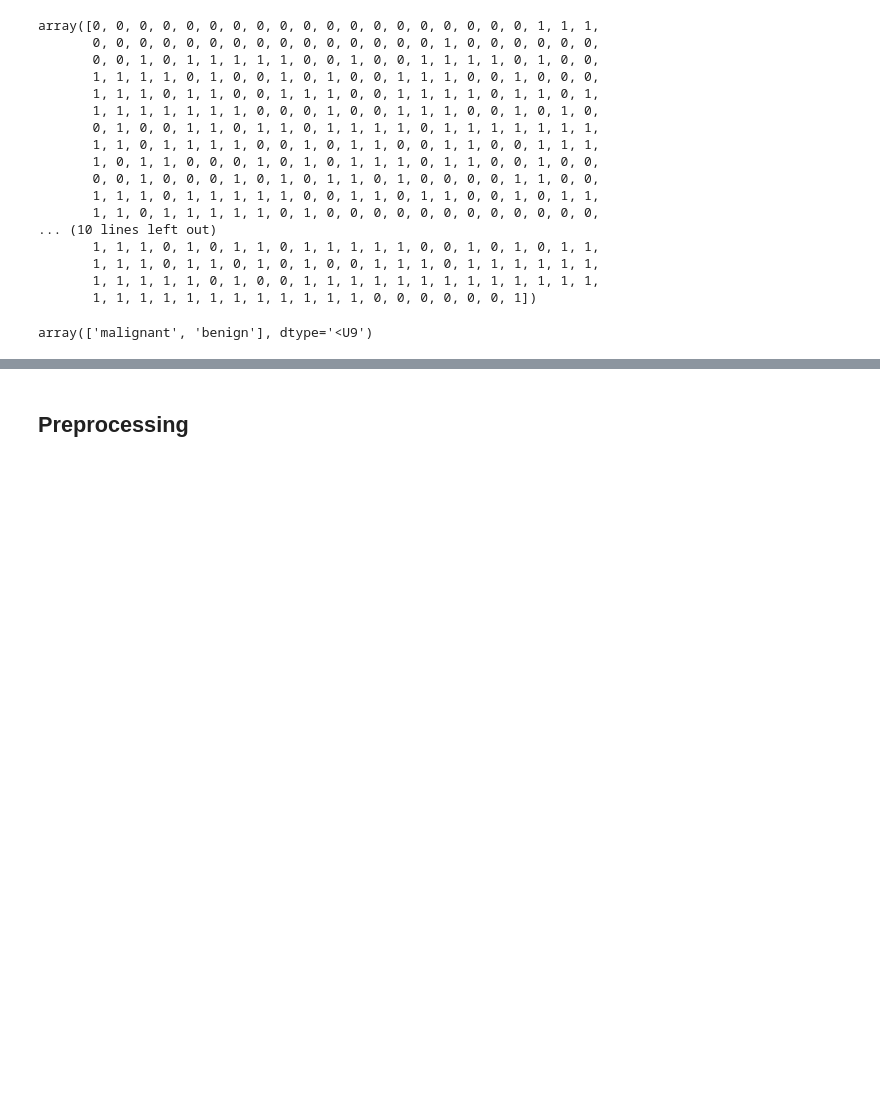
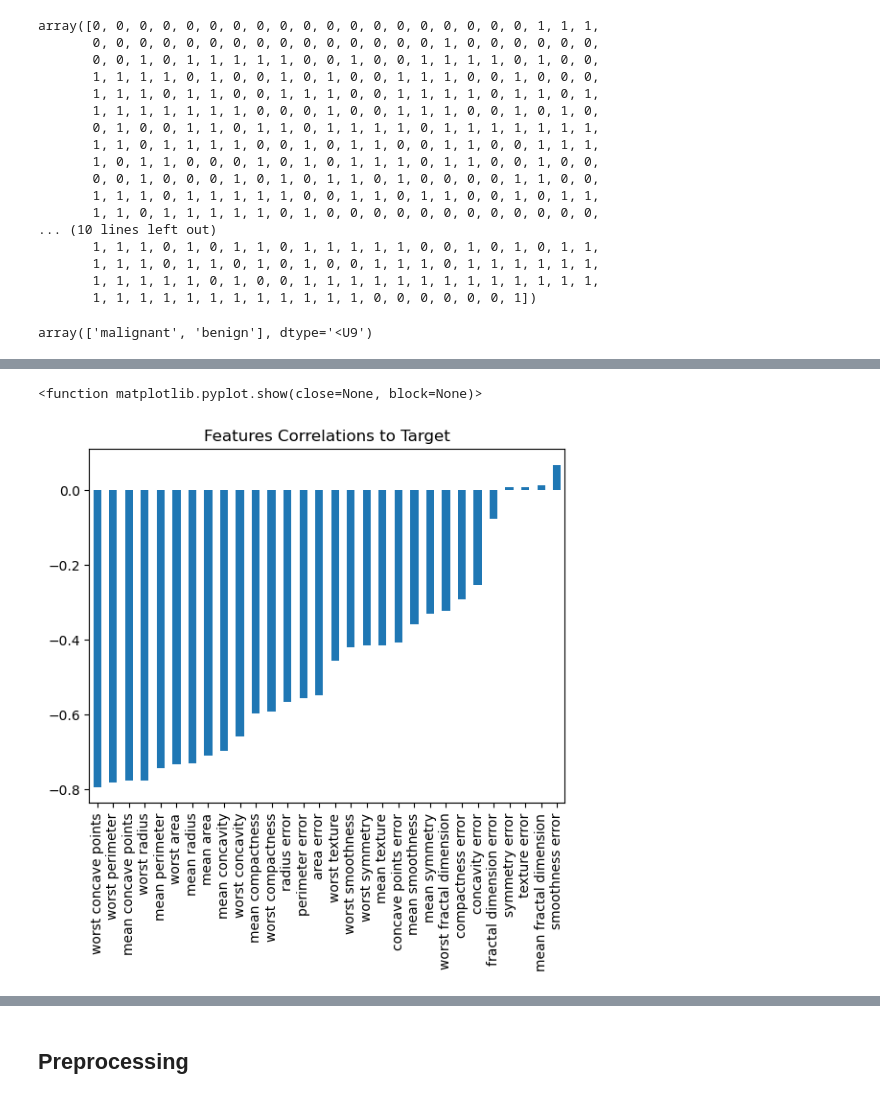
Before and after one commit to DaheeMATTANA/Python-Machine-Learning-Projects, a Jupyter notebook: Breast Cancer Prediction/Breast Cancer Prediction.ipynb, the cells around one changed output, grey strips where cells are left out. Saved outputs shown, nothing was run; the diff lists cells and outputs as text; code cells hidden in the pictures; blank space fills up the shorter version.

```diff
--- a/Breast Cancer Prediction/Breast Cancer Prediction.ipynb
+++ b/Breast Cancer Prediction/Breast Cancer Prediction.ipynb
@@ -65,0 +82,10 @@ array(['malignant', 'benign'], dtype='<U9')
+# %%
+corr_df = pd.concat([df_feat, target_df], axis = 1)
+# %%
+corr_df.corr()['benign_0__mal_1'][:-1].sort_values().plot(kind = 'bar')
+
+plt.title('Features Correlations to Target')
+plt.show
+# %% [output]
+<function matplotlib.pyplot.show(close=None, block=None)>
+[figure, added]
```
Also changed, not shown: parts of 43 cells of this notebook, 2 other files.
